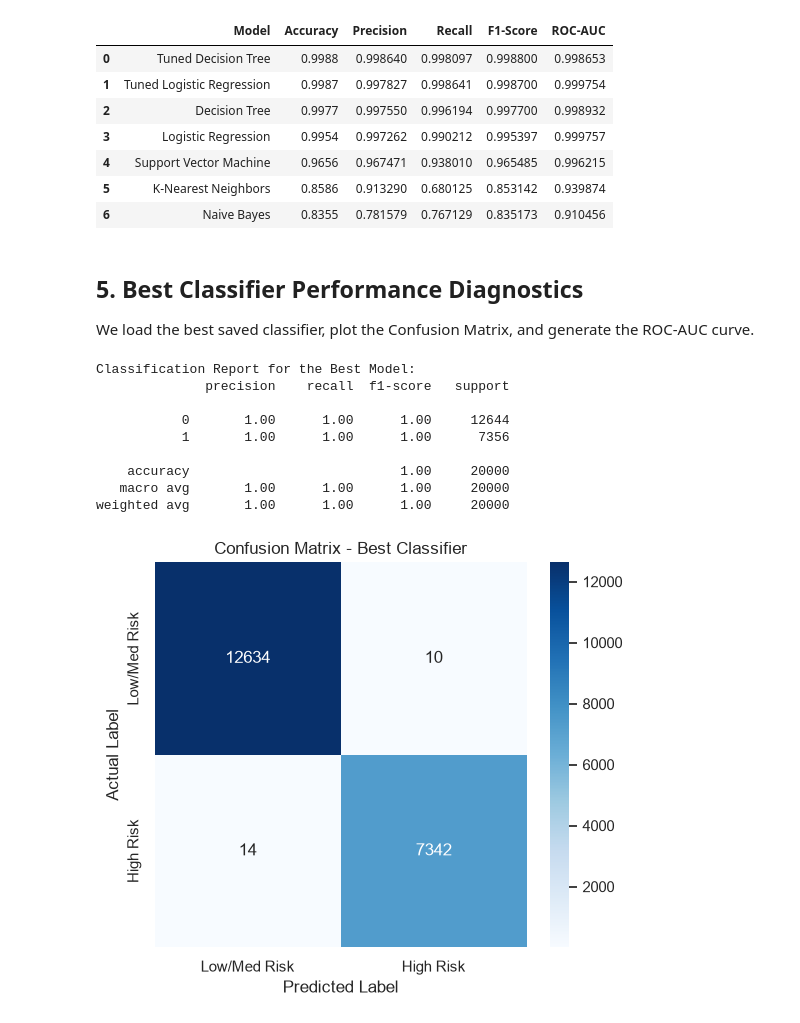
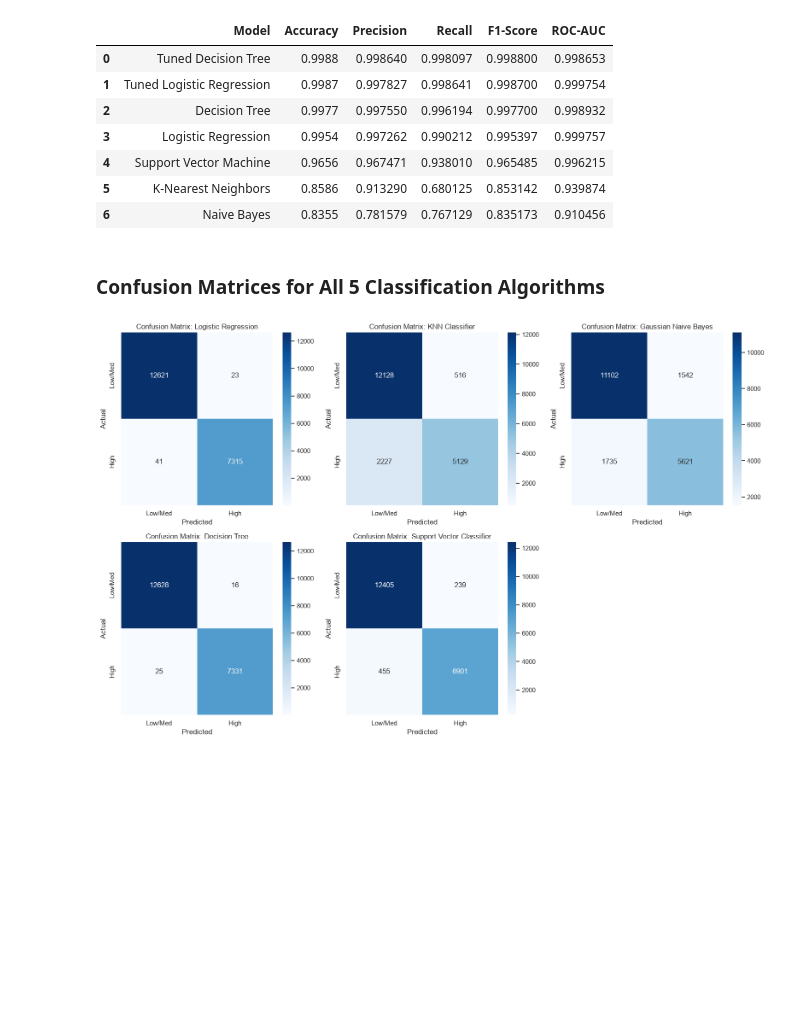
Before and after one commit to hemu1196/Healthcare-Insurance-Cost-Prediction, a Jupyter notebook: notebooks/classification.ipynb, the cells around one changed output. Saved outputs shown, nothing was run; the diff lists cells and outputs as text; code cells hidden in the pictures; blank space fills up the shorter version.

```diff
--- a/notebooks/classification.ipynb
+++ b/notebooks/classification.ipynb
@@ -89,33 +100,47 @@ df_results
 | 4 | Support Vector Machine | 0.9656 | 0.967471 | 0.938010 | 0.965485 | 0.996215 |
 | 5 | K-Nearest Neighbors | 0.8586 | 0.913290 | 0.680125 | 0.853142 | 0.939874 |
 | 6 | Naive Bayes | 0.8355 | 0.781579 | 0.767129 | 0.835173 | 0.910456 |
-# %% [markdown]
-## 5. Best Classifier Performance Diagnostics
-We load the best saved classifier, plot the Confusion Matrix, and generate the ROC-AUC curve.
-# %%
-best_clf = joblib.load(config.BEST_CLASSIFIER_PATH)
-y_pred = best_clf.predict(X_test)
-y_prob = best_clf.predict_proba(X_test)[:, 1]
-
-print('Classification Report for the Best Model:')
-print(classification_report(y_test, y_pred))
-
-# Confusion Matrix
-cm = confusion_matrix(y_test, y_pred)
-plt.figure(figsize=(6, 5))
-sns.heatmap(cm, annot=True, fmt='d', cmap='Blues', xticklabels=['Low/Med Risk', 'High Risk'], yticklabels=['Low/Med Risk', 'High Risk'])
-plt.title('Confusion Matrix - Best Classifier')
-plt.ylabel('Actual Label')
-plt.xlabel('Predicted Label')
-plt.show()
-# %% [output]
-Classification Report for the Best Model:
-              precision    recall  f1-score   support
-
-           0       1.00      1.00      1.00     12644
-           1       1.00      1.00      1.00      7356
-
-    accuracy                           1.00     20000
-   macro avg       1.00      1.00      1.00     20000
-weighted avg       1.00      1.00      1.00     20000
-[figure, removed]
+# %% [markdown]
+### Confusion Matrices for All 5 Classification Algorithms
+# %%
+# Generate Confusion Matrix plots for all trained classification models
+# Re-evaluate and plot for Logistic Regression, KNN, Naive Bayes, Decision Tree, and SVC
+from sklearn.linear_model import LogisticRegression
+from sklearn.neighbors import KNeighborsClassifier
+from sklearn.naive_bayes import GaussianNB
+from sklearn.tree import DecisionTreeClassifier
+from sklearn.svm import SVC
+from sklearn.pipeline import Pipeline
+
+subsample_idx = np.random.choice(len(X_train), size=min(8000, len(X_train)), replace=False)
+X_train_sub = X_train.iloc[subsample_idx]
+y_train_sub = y_train.iloc[subsample_idx]
+
+models_dict = {
+    'Logistic Regression': Pipeline([('prep', preprocessor), ('clf', LogisticRegression(max_iter=1000, random_state=42))]),
+    'KNN Classifier': Pipeline([('prep', preprocessor), ('clf', KNeighborsClassifier(n_neighbors=7))]),
+    'Gaussian Naive Bayes': Pipeline([('prep', preprocessor), ('clf', GaussianNB())]),
+    'Decision Tree': Pipeline([('prep', preprocessor), ('clf', DecisionTreeClassifier(max_depth=8, random_state=42))]),
+    'Support Vector Classifier': Pipeline([('prep', preprocessor), ('clf', SVC(probability=True, random_state=42))])
+}
+
+fig, axes = plt.subplots(2, 3, figsize=(16, 10))
+axes = axes.flatten()
+
+for idx, (name, model) in enumerate(models_dict.items()):
+    if 'KNN' in name or 'Support' in name:
+        model.fit(X_train_sub, y_train_sub)
+    else:
+        model.fit(X_train, y_train)
+    preds = model.predict(X_test)
+    cm = confusion_matrix(y_test, preds)
+    sns.heatmap(cm, annot=True, fmt='d', cmap='Blues', ax=axes[idx], xticklabels=['Low/Med', 'High'], yticklabels=['Low/Med', 'High'])
+    axes[idx].set_title(f'Confusion Matrix: {name}')
+    axes[idx].set_xlabel('Predicted')
+    axes[idx].set_ylabel('Actual')
+
+axes[5].axis('off')
+plt.tight_layout()
+plt.show()
+# %% [output]
+[figure, added]
```
Also changed, not shown: parts of 16 cells of this notebook, 6 other files.
